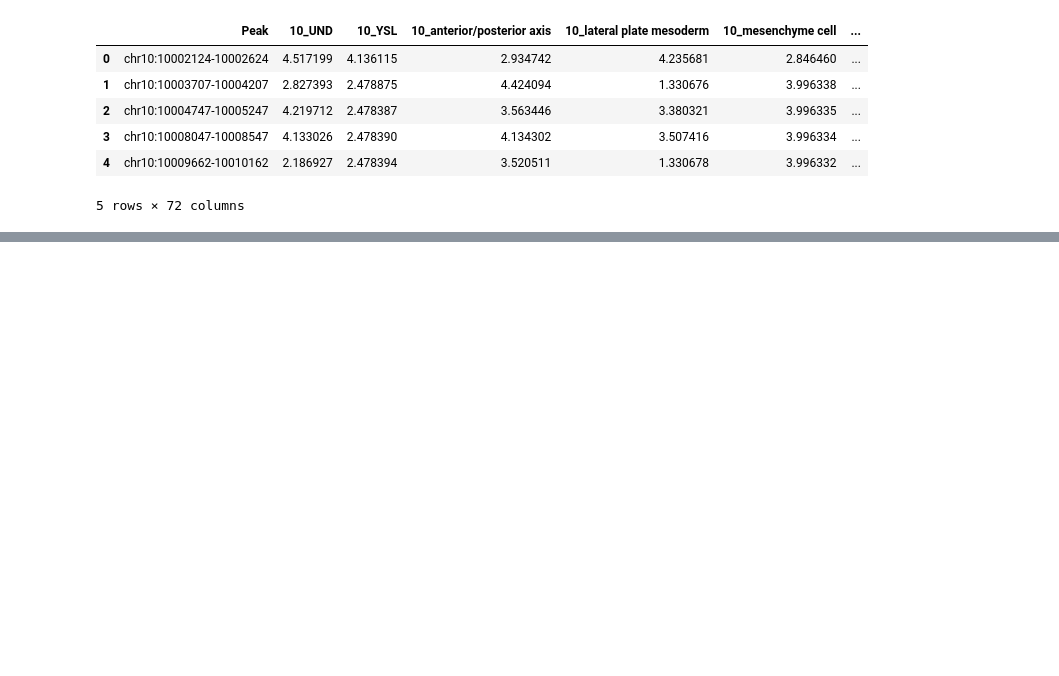
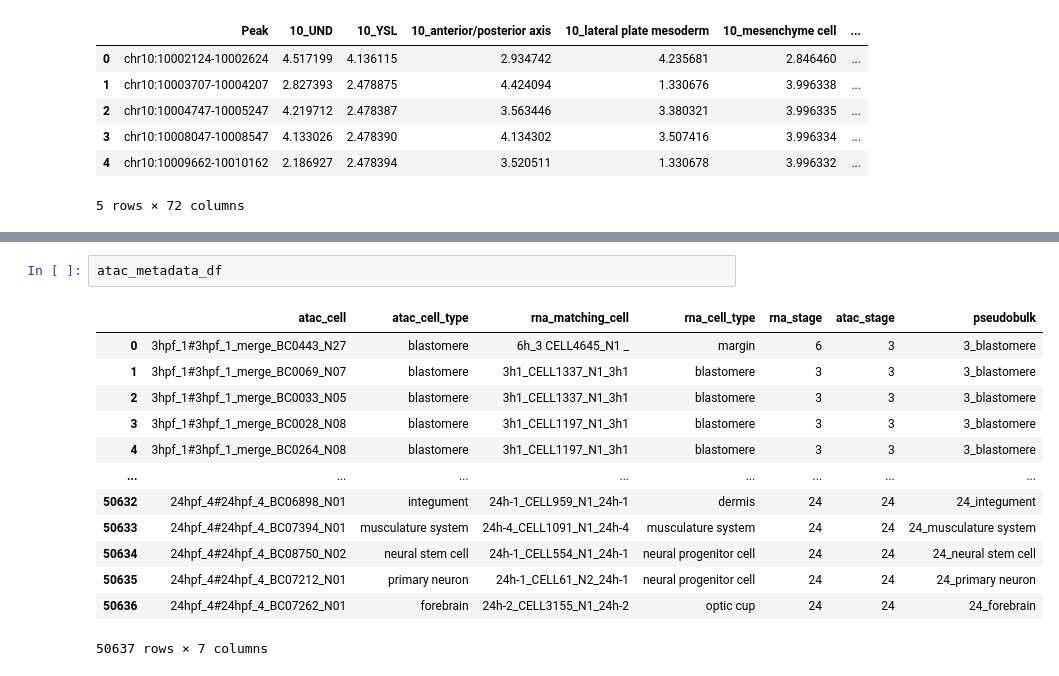
Before and after one commit to mourouzidou/zebrafish_development, a Jupyter notebook: notebooks/embryo/prepare_ATAC_data.ipynb, the cells around one changed output, grey strips where cells are left out. Saved outputs shown, nothing was run; the diff lists cells and outputs as text; blank space fills up the shorter version.

```diff
--- a/notebooks/embryo/prepare_ATAC_data.ipynb
+++ b/notebooks/embryo/prepare_ATAC_data.ipynb
@@ -553,0 +557,16 @@ Index: []
+# %%
+atac_metadata_df
+# %% [output]
+|  | atac_cell | atac_cell_type | rna_matching_cell | rna_cell_type | rna_stage | atac_stage | pseudobulk |
+| 0 | 3hpf_1#3hpf_1_merge_BC0443_N27 | blastomere | 6h_3 CELL4645_N1 _ | margin | 6 | 3 | 3_blastomere |
+| 1 | 3hpf_1#3hpf_1_merge_BC0069_N07 | blastomere | 3h1_CELL1337_N1_3h1 | blastomere | 3 | 3 | 3_blastomere |
+| 2 | 3hpf_1#3hpf_1_merge_BC0033_N05 | blastomere | 3h1_CELL1337_N1_3h1 | blastomere | 3 | 3 | 3_blastomere |
+| 3 | 3hpf_1#3hpf_1_merge_BC0028_N08 | blastomere | 3h1_CELL1197_N1_3h1 | blastomere | 3 | 3 | 3_blastomere |
+| 4 | 3hpf_1#3hpf_1_merge_BC0264_N08 | blastomere | 3h1_CELL1197_N1_3h1 | blastomere | 3 | 3 | 3_blastomere |
+| ... | ... | ... | ... | ... | ... | ... | ... |
+| 50632 | 24hpf_4#24hpf_4_BC06898_N01 | integument | 24h-1_CELL959_N1_24h-1 | dermis | 24 | 24 | 24_integument |
+| 50633 | 24hpf_4#24hpf_4_BC07394_N01 | musculature system | 24h-4_CELL1091_N1_24h-4 | musculature system | 24 | 24 | 24_musculature system |
+| 50634 | 24hpf_4#24hpf_4_BC08750_N02 | neural stem cell | 24h-1_CELL554_N1_24h-1 | neural progenitor cell | 24 | 24 | 24_neural stem cell |
+| 50635 | 24hpf_4#24hpf_4_BC07212_N01 | primary neuron | 24h-1_CELL61_N2_24h-1 | neural progenitor cell | 24 | 24 | 24_primary neuron |
+| 50636 | 24hpf_4#24hpf_4_BC07262_N01 | forebrain | 24h-2_CELL3155_N1_24h-2 | optic cup | 24 | 24 | 24_forebrain |
+50637 rows × 7 columns
```
Also changed, not shown: parts of 15 cells of this notebook, 5 other files.
